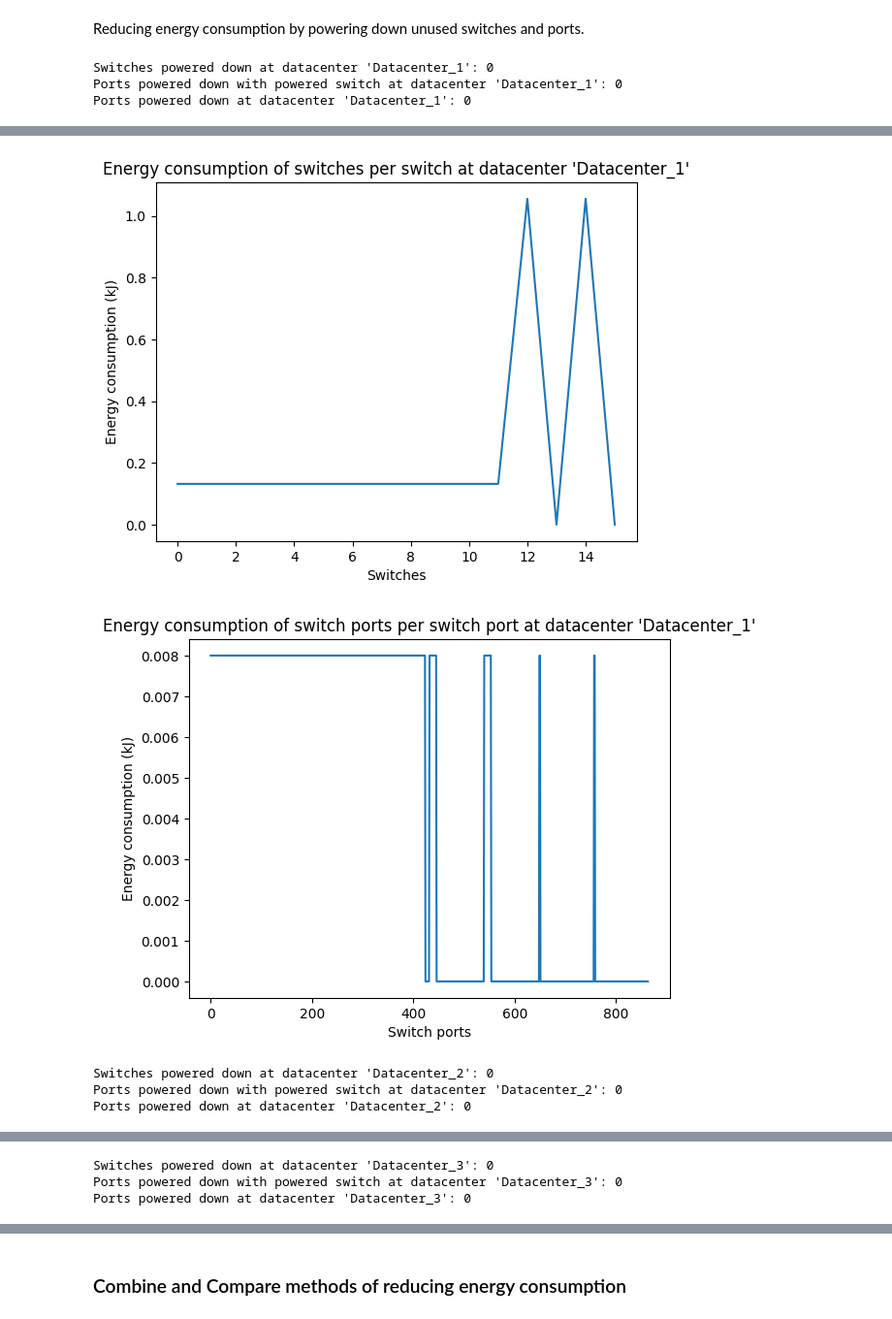
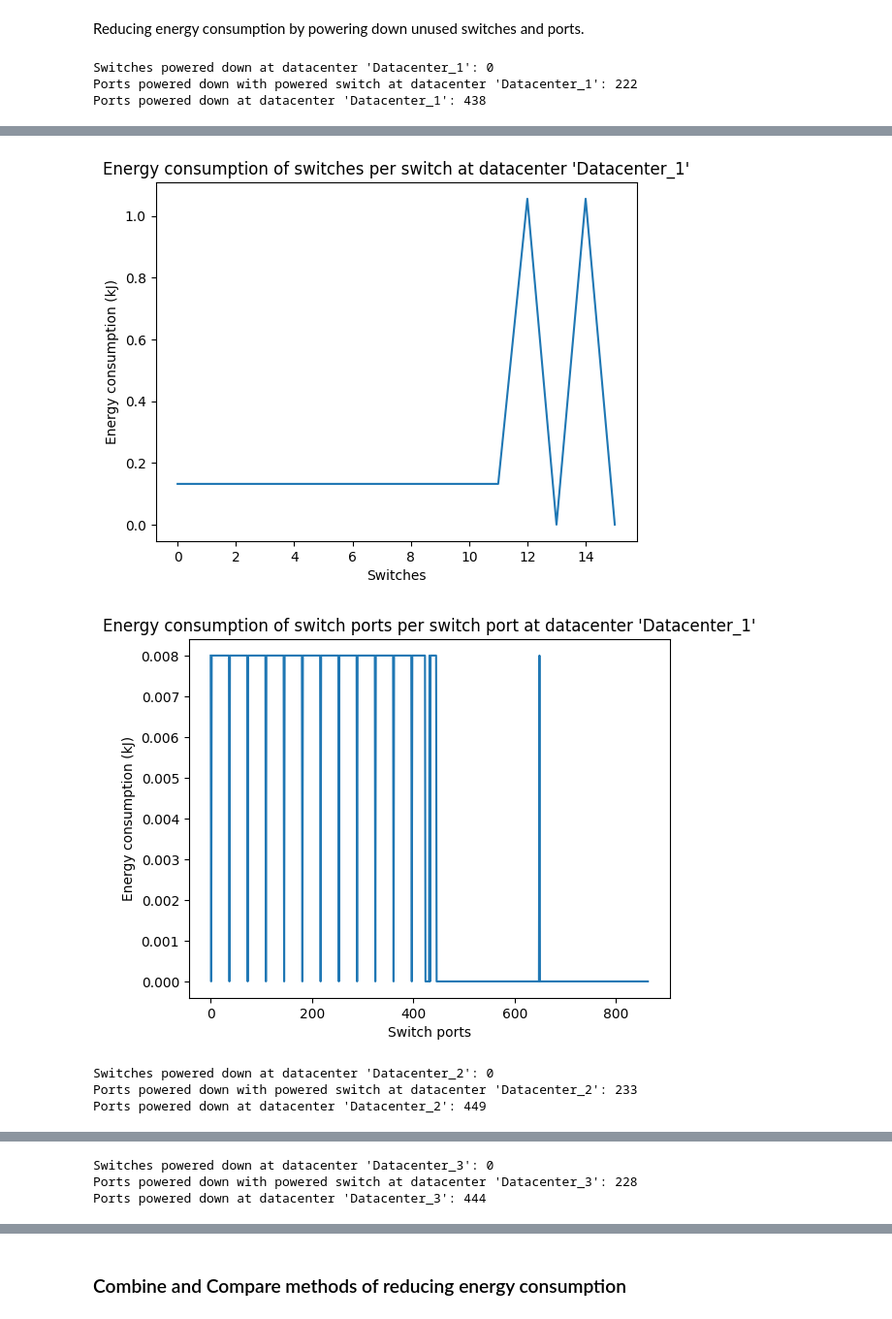
Before and after one commit to KhalidAFarah/cloud-energy-efficiency, a Jupyter notebook: evaluation/network_utilization.ipynb, the cells around one changed output, grey strips where cells are left out. Shown at 97% size. Cells and saved outputs as stored; diff of their text form; code cells hidden in the pictures.

```diff
--- a/evaluation/network_utilization.ipynb
+++ b/evaluation/network_utilization.ipynb
@@ -532,14 +546,18 @@ for datacenter_name in labels:
     switchports_powered_on = 0
     switchports_powered_off = 0
 
+    bw = 0
+
     for index, sample in dataset[dataset['datacenter_name'] == datacenter_name].iterrows():
         power_consumption = 0
+        temp_bw = 0
 
         # If switch is unused rather than having it be idle when active it is powered down
         if sample['is_active'] == False or sample['total_used_bandwidth'] == 0:
             cloud_provider_current_state_power_consumption_per_switch_power_down_switches = np.append(cloud_provider_current_state_power_consumption_per_switch_power_down_switches, 0)
             datacenter_current_state_power_consumption_per_switch_power_down_switches = np.append(datacenter_current_state_power_consumption_per_switch_power_down_switches, 0)
             switches_powered_off += 1
+            temp_bw = sample['bandwidth']
         else:
             power_consumption += sample['high_power']
             cloud_provider_current_state_power_consumption_per_switch_power_down_switches = np.append(cloud_provider_current_state_power_consumption_per_switch_power_down_switches, sample['high_power'])
@@ -547,7 +565,9 @@ for datacenter_name in labels:
 
             switches_powered_on += 1
             if sample['total_used_bandwidth'] < sample['bandwidth']:
-                bw += sample['bandwidth'] - sample['total_used_bandwidth']
+                temp_bw = sample['total_used_bandwidth']
+            else:
+                temp_bw = sample['bandwidth']
 
         # ports: id, is_active, active_duration, switch_id, host_id, bandwidth, total_used_bandwidth, traffic_history
         if pd.notna(sample['ports']):
@@ -565,6 +585,11 @@ for datacenter_name in labels:
                         switchports_powered_off += 1
                 # else:
                 #     switchports_powered_off += 1
+
+        if temp_bw >= sample['bandwidth']:
+            bw += 0
+        else:
+            bw += sample['bandwidth'] - temp_bw
 
         cloud_provider_current_state_power_consumption_per_switch_combined_power_down_switches = np.append(cloud_provider_current_state_power_consumption_per_switch_combined_power_down_switches, power_consumption)
         datacenter_current_state_power_consumption_per_switch_combined_power_down_switches = np.append(datacenter_current_state_power_consumption_per_switch_combined_power_down_switches, power_consumption)
@@ -660,29 +685,34 @@ for datacenter_name in labels:
 
     for index, sample in dataset[dataset['datacenter_name'] == datacenter_name].iterrows():
         power_consumption = 0
-
+        temp_bw = 0
+        could_be_powered_down = False
         # If switch is unused rather than having it be idle when active it is powered down
         if sample['is_active'] == False or sample['total_used_bandwidth'] == 0:
             cloud_provider_current_state_power_consumption_per_switch_power_down_both = np.append(cloud_provider_current_state_power_consumption_per_switch_power_down_both, 0)
             datacenter_current_state_power_consumption_per_switch_power_down_both = np.append(datacenter_current_state_power_consumption_per_switch_power_down_both, 0)
             switches_powered_off += 1
+            could_be_powered_down = True
+            temp_bw = sample['bandwidth']
         elif sample['total_used_bandwidth'] == 0:
             cloud_provider_current_state_power_consumption_per_switch_power_down_both = np.append(cloud_provider_current_state_power_consumption_per_switch_power_down_both, 0)
             datacenter_current_state_power_consumption_per_switch_power_down_both = np.append(datacenter_current_state_power_consumption_per_switch_power_down_both, 0)
             switches_powered_down += 1
             switches_powered_down_per_datacenter += 1
+            could_be_powered_down = True
 
             switches_powered_off += 1
-            if sample['total_used_bandwidth'] < sample['bandwidth']:
-                bw += sample['bandwidth'] - sample['total_used_bandwidth']
+            temp_bw = sample['bandwidth']
         else:
             power_consumption += sample['high_power']
             cloud_provider_current_state_power_consumption_per_switch_power_down_both = np.append(cloud_provider_current_state_power_consumption_per_switch_power_down_both, sample['high_power'])
             datacenter_current_state_power_consumption_per_switch_power_down_both = np.append(datacenter_current_state_power_consumption_per_switch_power_down_both, sample['high_power'])
 
             switches_powered_on += 1
-            if sample['total_used_bandwidth'] < sample['bandwidth']:
-                bw += sample['bandwidth'] - sample['total_used_bandwidth']
+            if sample['total_used_bandwidth'] > sample['bandwidth']:
+                temp_bw = sample['bandwidth']
+            else:
+                temp_bw = sample['total_used_bandwidth']
 
         # If a port is unused rather than having still consume power when active it is powered down
         # ports: id, is_active, active_duration, switch_id, host_id, bandwidth, total_used_bandwidth, traffic_history
@@ -690,12 +720,16 @@ for datacenter_name in labels:
             for port in sample['ports'].split(":"):
                 port_info = port.split(",")
                 if len(port_info) > 1:
-                    if port_info[1].lower() == "true":
+                    if port_info[1].lower() == "true" and float(port_info[6]) != 0:
+                        # print("----------")
+                        # print(port_info[1].lower())
+                        # print(port_info[1])
+                        # print(port_info[6])
                         cloud_provider_current_state_power_consumption_per_switch_port_power_down_both = np.append(cloud_provider_current_state_power_consumption_per_switch_port_power_down_both, sample['power_per_port'])
                         datacenter_current_state_power_consumption_per_switch_port_power_down_both = np.append(datacenter_current_state_power_consumption_per_switch_port_power_down_both, sample['power_per_port'])
                         power_consumption += power_per_port
                         switchports_powered_on += 1
-                    elif port_info[6] == 0:
+                    elif float(port_info[6]) == 0:
                         cloud_provider_current_state_power_consumption_per_switch_port_power_down_both = np.append(cloud_provider_current_state_power_consumption_per_switch_port_power_down_both, 0)
                         datacenter_current_state_power_consumption_per_switch_port_power_down_both = np.append(datacenter_current_state_power_consumption_per_switch_port_power_down_both, 0)
                         ports_powered_down += 1
@@ -705,6 +739,9 @@ for datacenter_name in labels:
                             ports_powered_down_with_powered_switch_per_datacenter += 1
 
                         switchports_powered_off += 1
+
+                        if could_be_powered_down == False:
+                            temp_bw += float(port_info[5])
                     else:
                         cloud_provider_current_state_power_consumption_per_switch_port_power_down_both = np.append(cloud_provider_current_state_power_consumption_per_switch_port_power_down_both, 0)
                         datacenter_current_state_power_consumption_per_switch_port_power_down_both = np.append(datacenter_current_state_power_consumption_per_switch_port_power_down_both, 0)
@@ -712,6 +749,10 @@ for datacenter_name in labels:
                         switchports_powered_off += 1
                 # else:
                 #     switchports_powered_off += 1
+        if temp_bw >= sample['bandwidth']:
+            bw += 0
+        else:
+            bw += sample['bandwidth'] - temp_bw
 
         cloud_provider_current_state_power_consumption_per_switch_combined_power_down_both = np.append(cloud_provider_current_state_power_consumption_per_switch_combined_power_down_both, power_consumption)
         datacenter_current_state_power_consumption_per_switch_combined_power_down_both = np.append(datacenter_current_state_power_consumption_per_switch_combined_power_down_both, power_consumption)
@@ -778,5 +819,5 @@ print(f"Ports powered down with powered switch:", ports_powered_down_with_powere
 print("Ports powered down:", ports_powered_down)
 # %% [output]
 Switches powered down at datacenter 'Datacenter_1': 0
-Ports powered down with powered switch at datacenter 'Datacenter_1': 0
-Ports powered down at datacenter 'Datacenter_1': 0
+Ports powered down with powered switch at datacenter 'Datacenter_1': 222
+Ports powered down at datacenter 'Datacenter_1': 438
@@ -784,5 +825,5 @@ Ports powered down at datacenter 'Datacenter_1': 0
 [figure]
-[figure, old version]
+[figure, new version]
 Switches powered down at datacenter 'Datacenter_2': 0
-Ports powered down with powered switch at datacenter 'Datacenter_2': 0
-Ports powered down at datacenter 'Datacenter_2': 0
+Ports powered down with powered switch at datacenter 'Datacenter_2': 233
+Ports powered down at datacenter 'Datacenter_2': 449
@@ -792,3 +833,3 @@ Ports powered down at datacenter 'Datacenter_2': 0
 Switches powered down at datacenter 'Datacenter_3': 0
-Ports powered down with powered switch at datacenter 'Datacenter_3': 0
-Ports powered down at datacenter 'Datacenter_3': 0
+Ports powered down with powered switch at datacenter 'Datacenter_3': 228
+Ports powered down at datacenter 'Datacenter_3': 444
```
Also changed, not shown: parts of 12 cells of this notebook, 2 other files.
